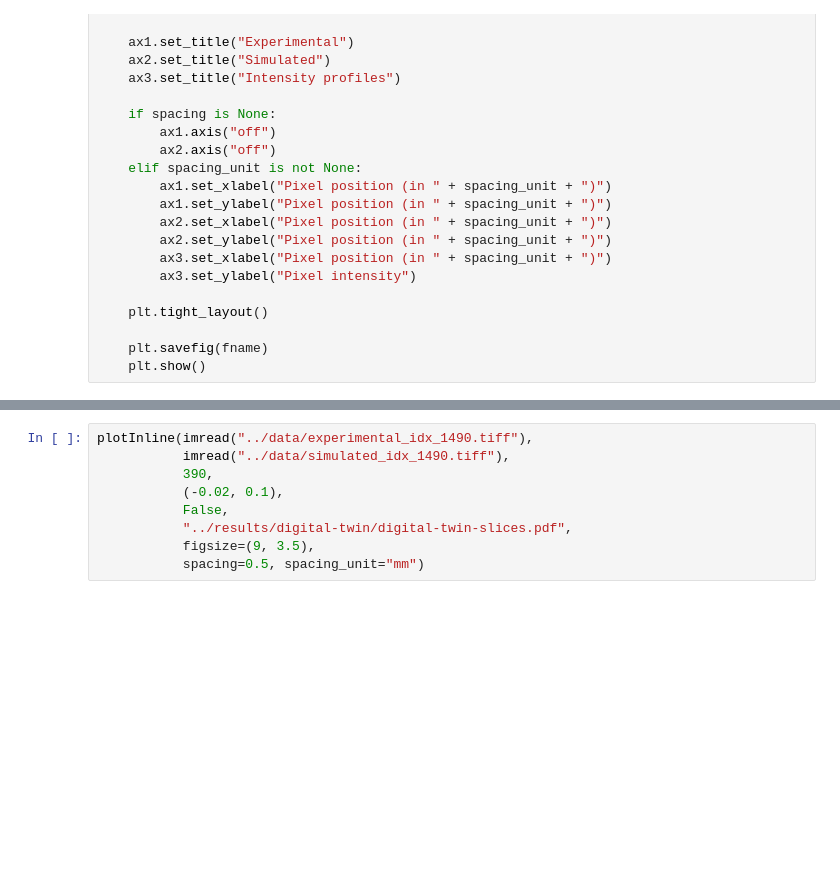
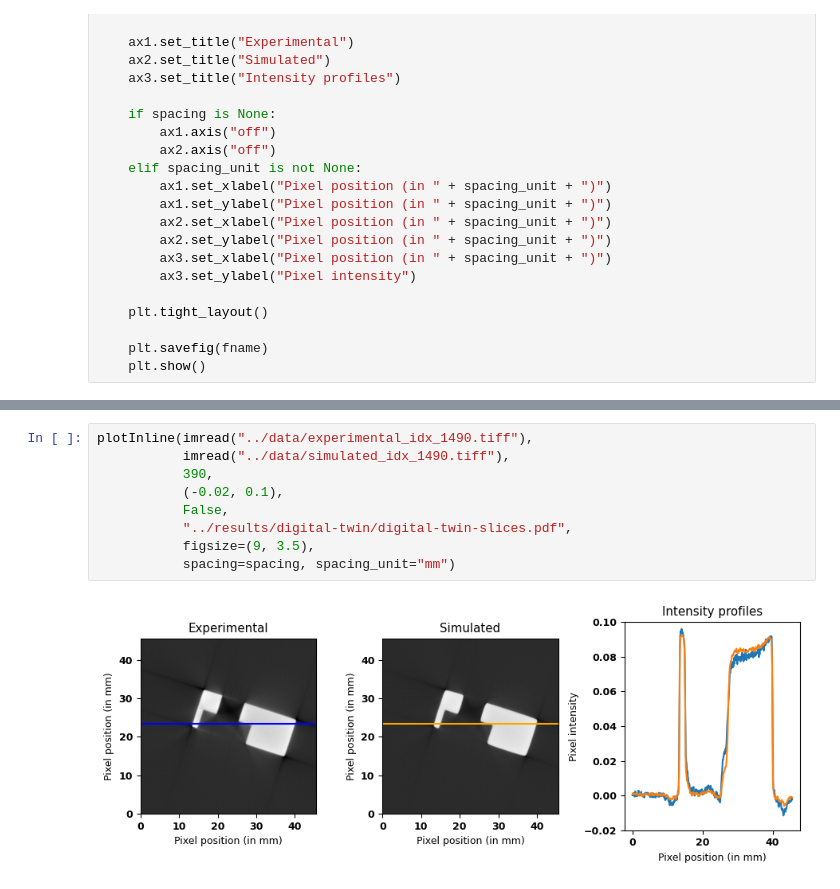
Before and after one commit to TomographicImaging/gVXR-SPIE2024, a Jupyter notebook: code/create-figures.ipynb, the cells around one changed output, grey strips where cells are left out. Drawn from its saved outputs; the diff is of its cells as text; blank space fills up the shorter version.

```diff
--- a/code/create-figures.ipynb
+++ b/code/create-figures.ipynb
@@ -88,9 +95,11 @@ plotInline(imread("../data/Optimised-LSF-ref.tiff"),
 # %%
 plotInline(imread("../data/experimental_idx_1490.tiff"),
            imread("../data/simulated_idx_1490.tiff"),
            390,
            (-0.02, 0.1),
            False,
            "../results/digital-twin/digital-twin-slices.pdf",
            figsize=(9, 3.5),
-           spacing=0.5, spacing_unit="mm")
+           spacing=spacing, spacing_unit="mm")
+# %% [output]
+[figure, added]
```
Also changed, not shown: parts of 2 cells of this notebook.
